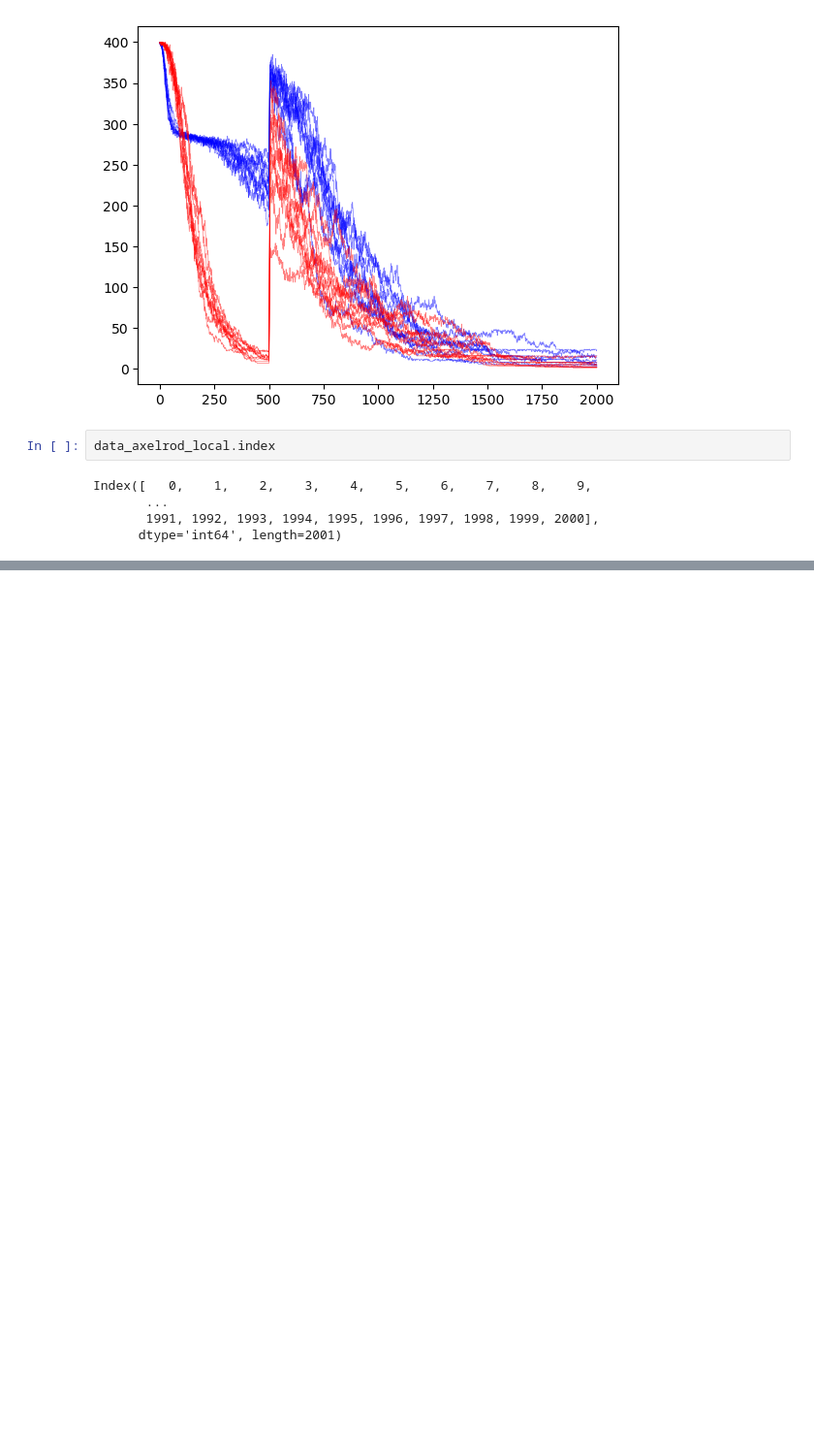
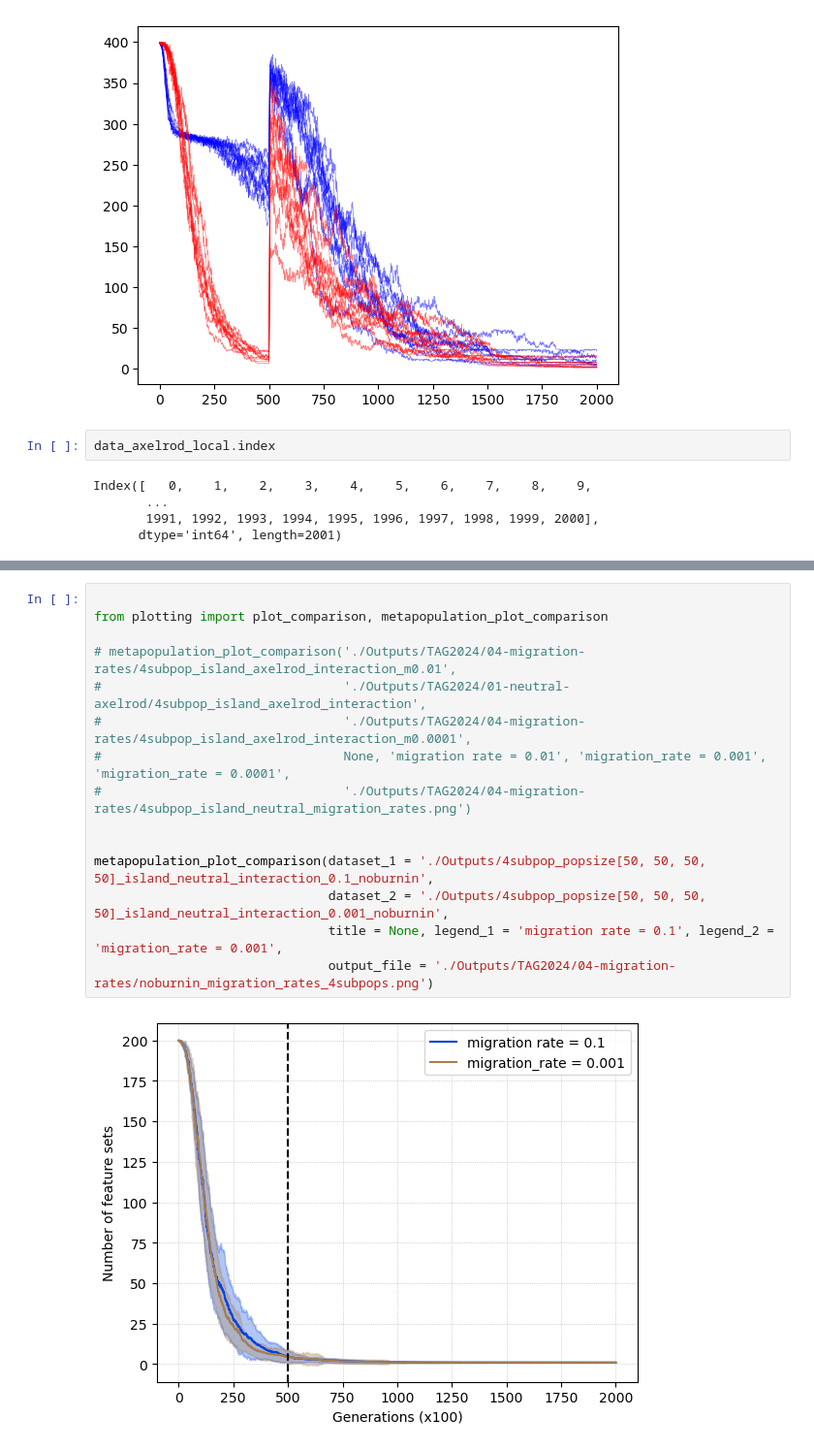
Before and after one commit to mtomasini/MetapopulationsPython, a Jupyter notebook: exploration.ipynb, the cells around one changed output, grey strips where cells are left out. Shown at 97% size. Cells and saved outputs as stored; diff of their text form; blank space fills up the shorter version.

```diff
--- a/exploration.ipynb
+++ b/exploration.ipynb
@@ -667,0 +670,17 @@ plot_comparison('./Outputs/SourceSink/pop400/island/4subpop_m1e-3_burnin_283', '
+# %%
+
+from plotting import plot_comparison, metapopulation_plot_comparison
+
+# metapopulation_plot_comparison('./Outputs/TAG2024/04-migration-rates/4subpop_island_axelrod_interaction_m0.01',
+#                                './Outputs/TAG2024/01-neutral-axelrod/4subpop_island_axelrod_interaction',
+#                                './Outputs/TAG2024/04-migration-rates/4subpop_island_axelrod_interaction_m0.0001',
+#                                None, 'migration rate = 0.01', 'migration_rate = 0.001', 'migration_rate = 0.0001',
+#                                './Outputs/TAG2024/04-migration-rates/4subpop_island_neutral_migration_rates.png')
+
+
+metapopulation_plot_comparison(dataset_1 = './Outputs/4subpop_popsize[50, 50, 50, 50]_island_neutral_interaction_0.1_noburnin',
+                               dataset_2 = './Outputs/4subpop_popsize[50, 50, 50, 50]_island_neutral_interaction_0.001_noburnin',
+                               title = None, legend_1 = 'migration rate = 0.1', legend_2 = 'migration_rate = 0.001',
+                               output_file = './Outputs/TAG2024/04-migration-rates/noburnin_migration_rates_4subpops.png')
+# %% [output]
+[figure, added]
```
Also changed, not shown: parts of 6 cells of this notebook, 2 other files.
